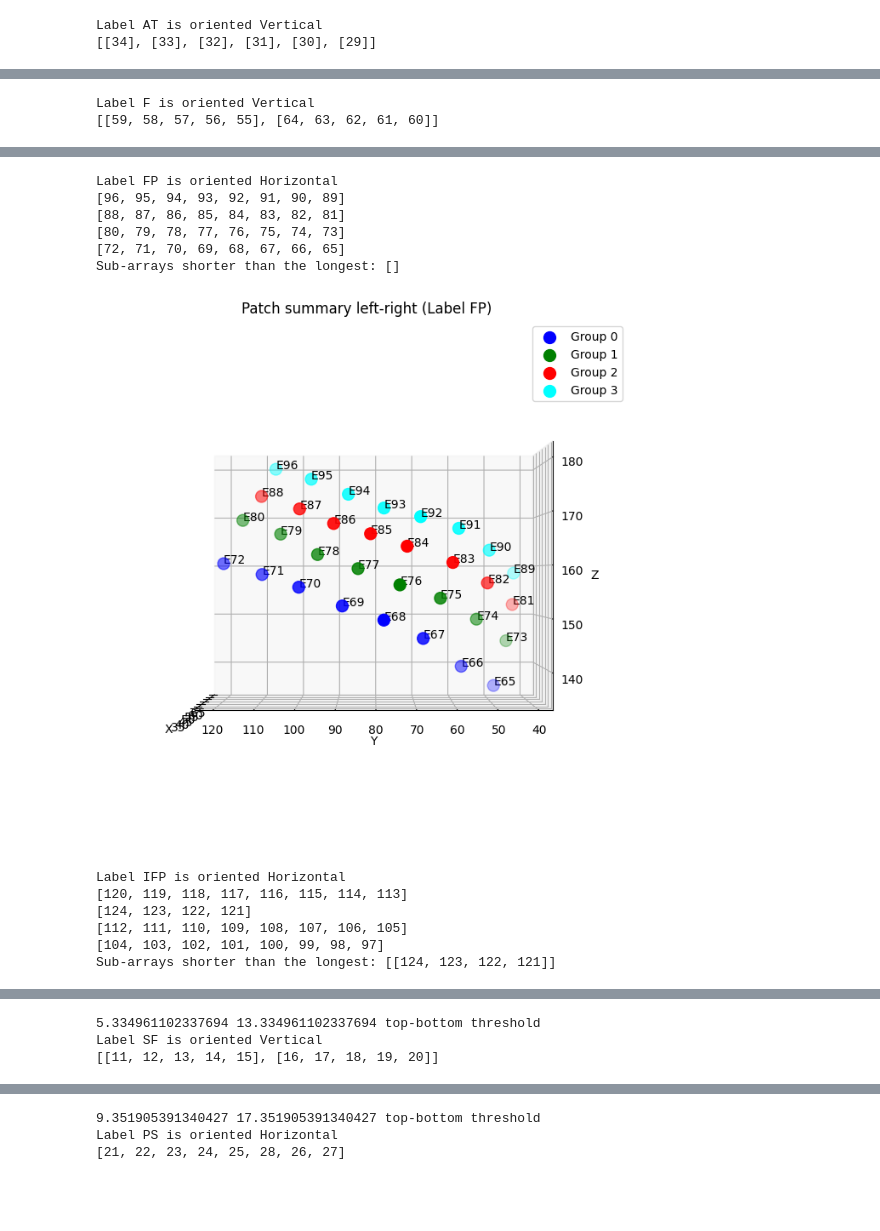
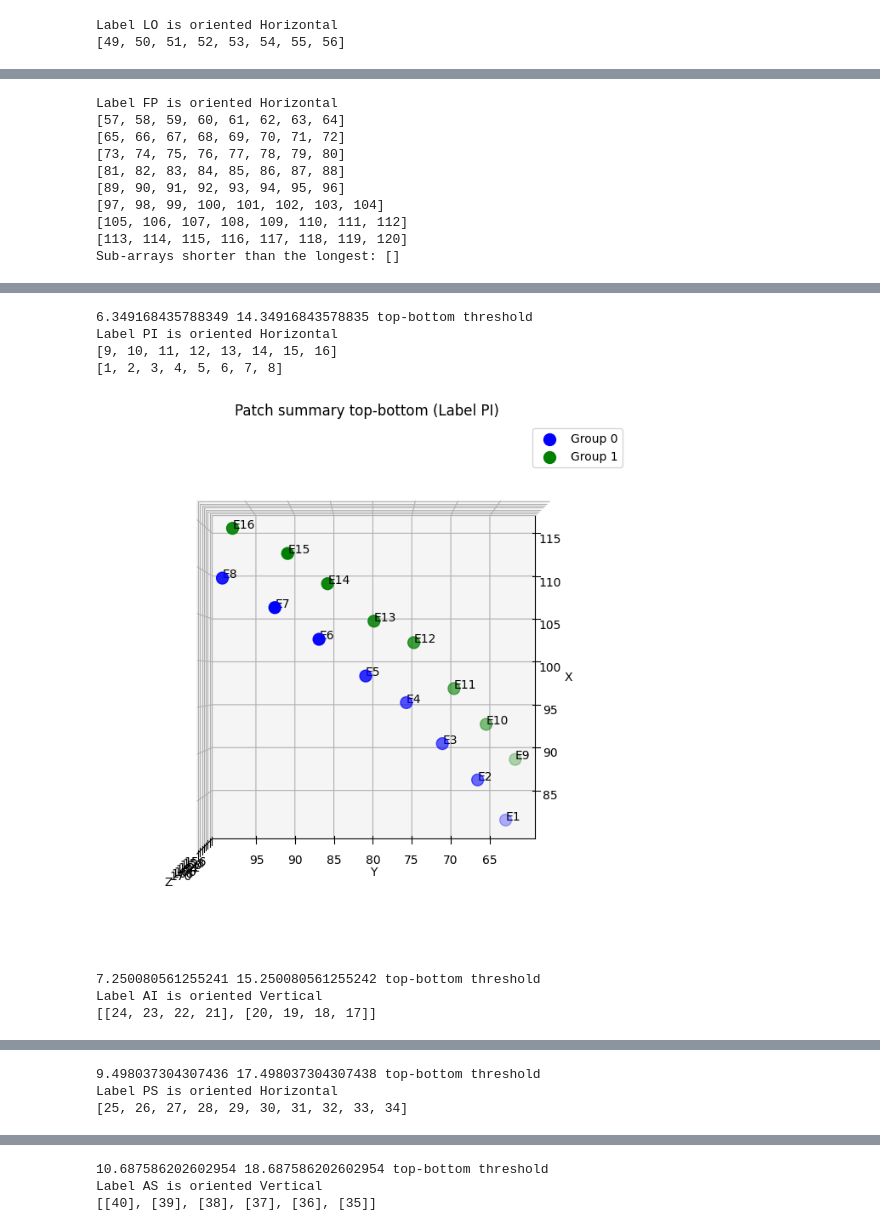
Before and after one commit to ScheWann/CS529_VDS_Epilepsy, a Jupyter notebook: backend/New/region.ipynb, the cells around one changed output, grey strips where cells are left out. Saved outputs shown, nothing was run; the diff lists cells and outputs as text; code cells hidden in the pictures; blank space fills up the shorter version.

Commit message:
fixed the align electrodes issues

```diff
--- a/backend/New/region.ipynb
+++ b/backend/New/region.ipynb
@@ -6,9 +6,9 @@ import json
 import statistics
 # %%
 # electrode_df = pd.read_csv("/Users/siyuanzhao/Documents/GitHub/CS529_VDS_Epilepsy/frontend/src/data/electrodes/ep129/ep129_rois_kmeans.csv")
-electrode_df = pd.read_csv("/Users/siyuanzhao/Documents/GitHub/CS529_VDS_Epilepsy/frontend/src/data/electrodes/ep187/ep187_rois_kmeans.csv")
+# electrode_df = pd.read_csv("/Users/siyuanzhao/Documents/GitHub/CS529_VDS_Epilepsy/frontend/src/data/electrodes/ep187/ep187_rois_kmeans.csv")
 # electrode_df = pd.read_csv("/Users/siyuanzhao/Documents/GitHub/CS529_VDS_Epilepsy/frontend/src/data/electrodes/ep162/ep162_rois_kmeans.csv")
-# electrode_df = pd.read_csv("/Users/siyuanzhao/Documents/GitHub/CS529_VDS_Epilepsy/frontend/src/data/electrodes/ep164/ep164_rois_kmeans.csv")
+electrode_df = pd.read_csv("/Users/siyuanzhao/Documents/GitHub/CS529_VDS_Epilepsy/frontend/src/data/electrodes/ep164/ep164_rois_kmeans.csv")
 # electrode_df = pd.read_csv("/Users/siyuanzhao/Documents/GitHub/CS529_VDS_Epilepsy/frontend/src/data/electrodes/ep165/ep165_rois_kmeans.csv")
 
 electrode_df['E_Brain'] = electrode_df['E_Brain'].str.replace('\d+', '', regex=True)
@@ -27,8 +27,8 @@ front_back_df = electrode_df[electrode_df['E_Brain'].isin(['LO', 'PT'])]
 # left_right_df = electrode_df[~electrode_df['E_Brain'].isin(['IH', 'AT', 'PT', 'PS'])]
 
 # ep164 top-bottom divided by region
-# top_bottom_df = electrode_df[electrode_df['E_Brain'].isin(['AI', 'PI', 'AS', 'PS', 'PT'])]
-# left_right_df = electrode_df[~electrode_df['E_Brain'].isin(['AI', 'PI', 'AS', 'PS', 'PT'])]
+top_bottom_df = electrode_df[electrode_df['E_Brain'].isin(['AI', 'PI', 'AS', 'PS', 'PT'])]
+left_right_df = electrode_df[~electrode_df['E_Brain'].isin(['AI', 'PI', 'AS', 'PS', 'PT'])]
 
 # ep165 top-bottom divided by region
 # top_bottom_df = electrode_df[electrode_df['E_Brain'].isin(['AT', 'PS', 'PT', 'LO'])]
@@ -534,5 +534,5 @@ transpose_and_pair_vertical_matrices_conditionally(electrode_groups)
 # Display
 electrode_groups
 # %% [output]
-Label AT is oriented Vertical
-[[34], [33], [32], [31], [30], [29]]
+Label LO is oriented Horizontal
+[49, 50, 51, 52, 53, 54, 55, 56]
@@ -540,2 +540,10 @@ Label AT is oriented Vertical
-Label F is oriented Vertical
-[[59, 58, 57, 56, 55], [64, 63, 62, 61, 60]]
+Label FP is oriented Horizontal
+[57, 58, 59, 60, 61, 62, 63, 64]
+[65, 66, 67, 68, 69, 70, 71, 72]
+[73, 74, 75, 76, 77, 78, 79, 80]
+[81, 82, 83, 84, 85, 86, 87, 88]
+[89, 90, 91, 92, 93, 94, 95, 96]
+[97, 98, 99, 100, 101, 102, 103, 104]
+[105, 106, 107, 108, 109, 110, 111, 112]
+[113, 114, 115, 116, 117, 118, 119, 120]
+Sub-arrays shorter than the longest: []
@@ -543,13 +551,8 @@ Label F is oriented Vertical
-Label FP is oriented Horizontal
-[96, 95, 94, 93, 92, 91, 90, 89]
-[88, 87, 86, 85, 84, 83, 82, 81]
-[80, 79, 78, 77, 76, 75, 74, 73]
-[72, 71, 70, 69, 68, 67, 66, 65]
-Sub-arrays shorter than the longest: []
+6.349168435788349 14.34916843578835 top-bottom threshold
+Label PI is oriented Horizontal
+[9, 10, 11, 12, 13, 14, 15, 16]
+[1, 2, 3, 4, 5, 6, 7, 8]
-[figure, old version]
+[figure, new version]
-Label IFP is oriented Horizontal
-[120, 119, 118, 117, 116, 115, 114, 113]
-[124, 123, 122, 121]
-[112, 111, 110, 109, 108, 107, 106, 105]
-[104, 103, 102, 101, 100, 99, 98, 97]
-Sub-arrays shorter than the longest: [[124, 123, 122, 121]]
+7.250080561255241 15.250080561255242 top-bottom threshold
+Label AI is oriented Vertical
+[[24, 23, 22, 21], [20, 19, 18, 17]]
@@ -557,3 +560,3 @@ Sub-arrays shorter than the longest: [[124, 123, 122, 121]]
-5.334961102337694 13.334961102337694 top-bottom threshold
-Label SF is oriented Vertical
-[[11, 12, 13, 14, 15], [16, 17, 18, 19, 20]]
+9.498037304307436 17.498037304307438 top-bottom threshold
+Label PS is oriented Horizontal
+[25, 26, 27, 28, 29, 30, 31, 32, 33, 34]
@@ -561,3 +564,3 @@ Label SF is oriented Vertical
-9.351905391340427 17.351905391340427 top-bottom threshold
-Label PS is oriented Horizontal
-[21, 22, 23, 24, 25, 28, 26, 27]
+10.687586202602954 18.687586202602954 top-bottom threshold
+Label AS is oriented Vertical
+[[40], [39], [38], [37], [36], [35]]
```
Also changed, not shown: parts of 1 cell of this notebook, 4 other files.
